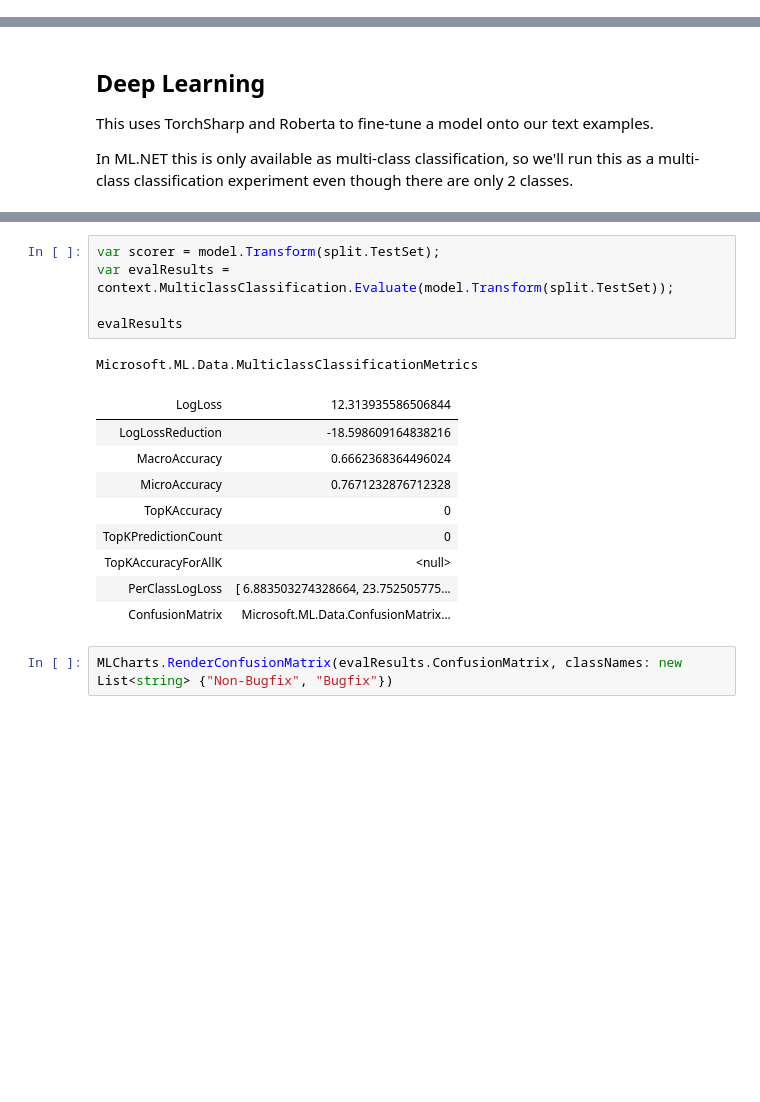
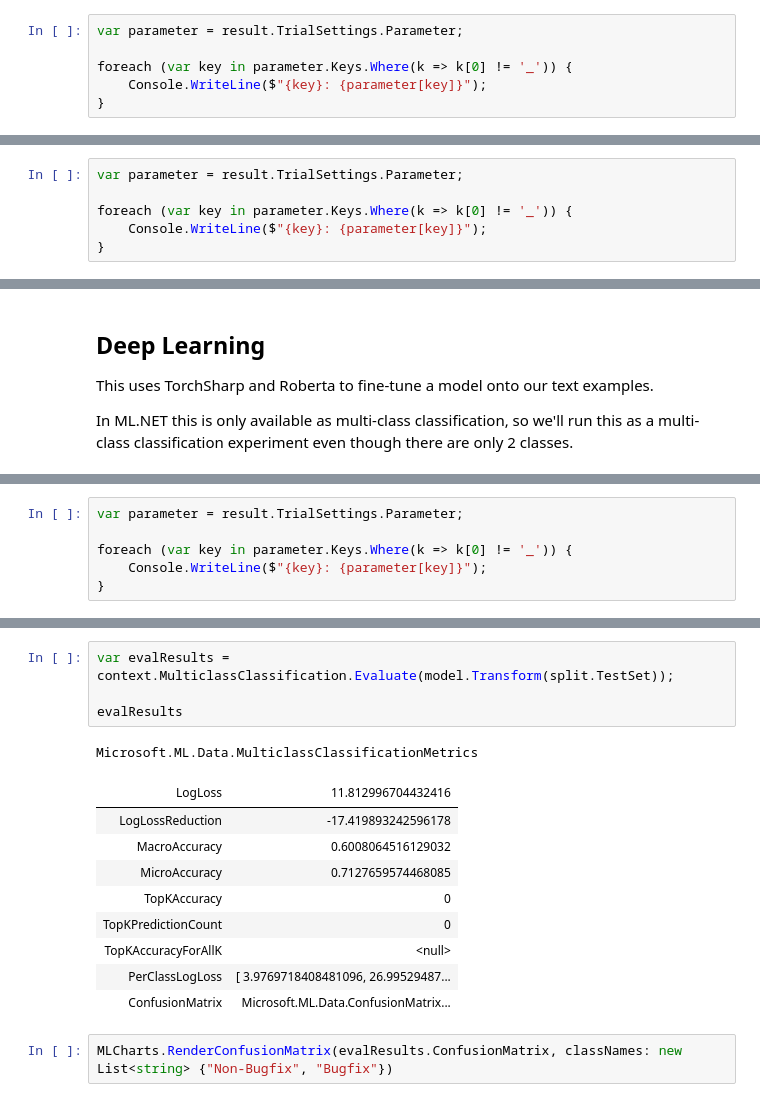
Before and after one commit to IntegerMan/GitStractorCommitClassification, a Jupyter notebook: TextClassification.ipynb, the cells around one changed output, grey strips where cells are left out. Cells and saved outputs as stored; diff of their text form; blank space fills up the shorter version.

```diff
--- a/TextClassification.ipynb
+++ b/TextClassification.ipynb
@@ -158,3 +167,9 @@ var textTransformer = enumTransformer.ToList()[2];
 #!transformer-vis textTransformer -d 2
 # %% [output]
 [interactive output not drawn]
+# %%
+var parameter = result.TrialSettings.Parameter;
+
+foreach (var key in parameter.Keys.Where(k => k[0] != '_')) {
+    Console.WriteLine($"{key}: {parameter[key]}");
+}
@@ -250,3 +272,9 @@ model
 [ [ Microsoft.ML.Transforms.MissingValueReplacingTransformer, Microsoft.ML.Transforms.TypeConvertingTransformer, Microsoft.ML.Transforms.NormalizingTransformer, Microsoft.ML.Transforms.Text.TextNormal ...
 | LastTransformer | Microsoft.ML.Data.BinaryPredictio... |
 | (values) | indextypevalue0Microsoft.ML.Data.... |
+# %%
+var parameter = result.TrialSettings.Parameter;
+
+foreach (var key in parameter.Keys.Where(k => k[0] != '_')) {
+    Console.WriteLine($"{key}: {parameter[key]}");
+}
@@ -315,3 +348,9 @@ model
 [ Microsoft.ML.Transforms.ValueToKeyMappingTransformer, Microsoft.ML.TorchSharp.NasBert.TextClassificationTransformer, Microsoft.ML.Transforms.KeyToValueMappingTransformer ]
 | LastTransformer | Microsoft.ML.Transforms.KeyToValu... |
 | (values) | indextypevalue0Microsoft.ML.Trans... |
+# %%
+var parameter = result.TrialSettings.Parameter;
+
+foreach (var key in parameter.Keys.Where(k => k[0] != '_')) {
+    Console.WriteLine($"{key}: {parameter[key]}");
+}
@@ -318,18 +364,17 @@ model
 # %%
-var scorer = model.Transform(split.TestSet);
 var evalResults = context.MulticlassClassification.Evaluate(model.Transform(split.TestSet));
 
 evalResults
 # %% [output]
 Microsoft.ML.Data.MulticlassClassificationMetrics
-| LogLoss | 12.313935586506844 |
-| LogLossReduction | -18.598609164838216 |
-| MacroAccuracy | 0.6662368364496024 |
-| MicroAccuracy | 0.7671232876712328 |
+| LogLoss | 11.812996704432416 |
+| LogLossReduction | -17.419893242596178 |
+| MacroAccuracy | 0.6008064516129032 |
+| MicroAccuracy | 0.7127659574468085 |
 | TopKAccuracy | 0 |
 | TopKPredictionCount | 0 |
 | TopKAccuracyForAllK | <null> |
-| PerClassLogLoss | [ 6.883503274328664, 23.752505775... |
+| PerClassLogLoss | [ 3.9769718408481096, 26.99529487... |
 | ConfusionMatrix | Microsoft.ML.Data.ConfusionMatrix... |
 # %%
 MLCharts.RenderConfusionMatrix(evalResults.ConfusionMatrix, classNames: new List<string> {"Non-Bugfix", "Bugfix"})
```
Also changed, not shown: parts of 15 cells of this notebook, 3 other files.
